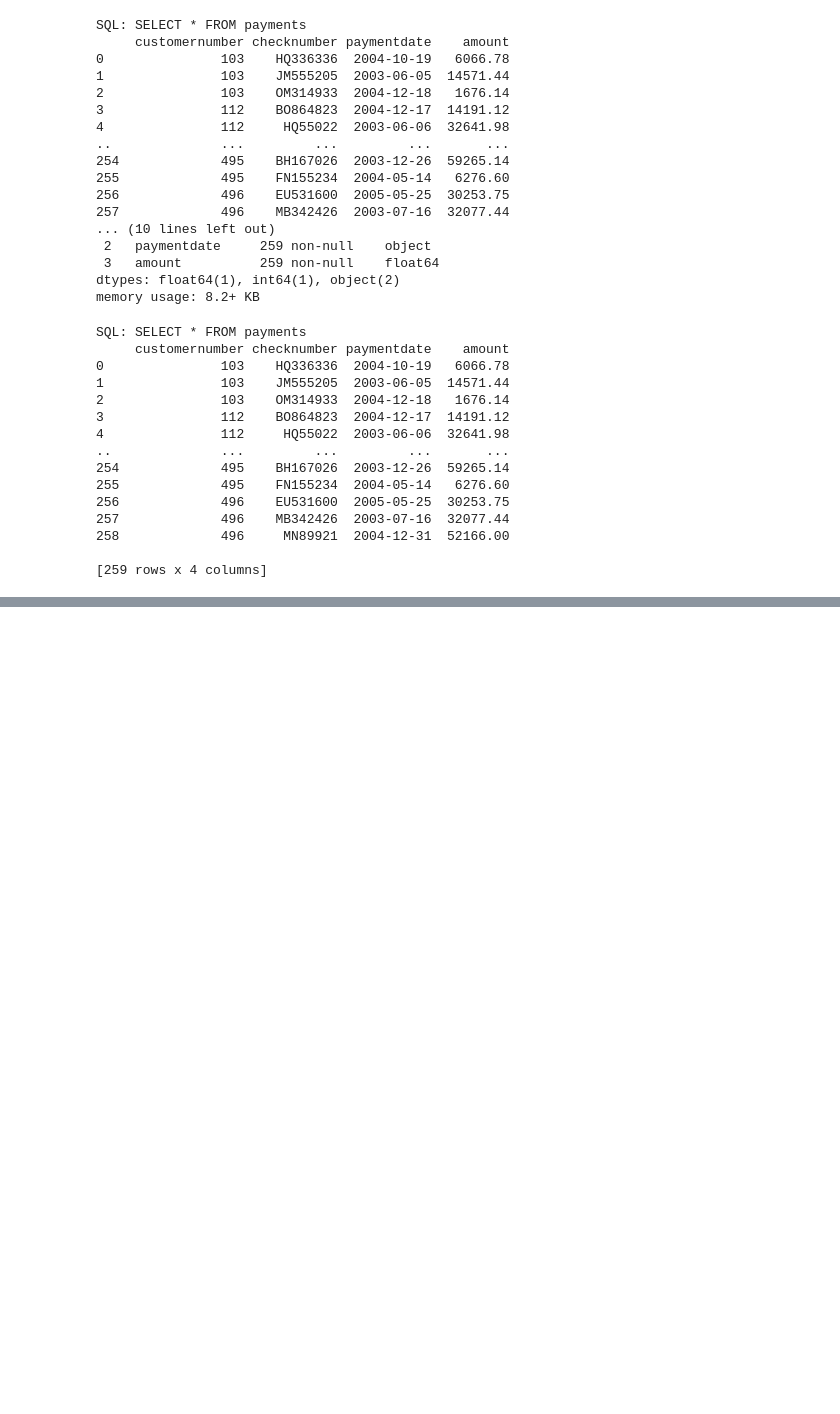
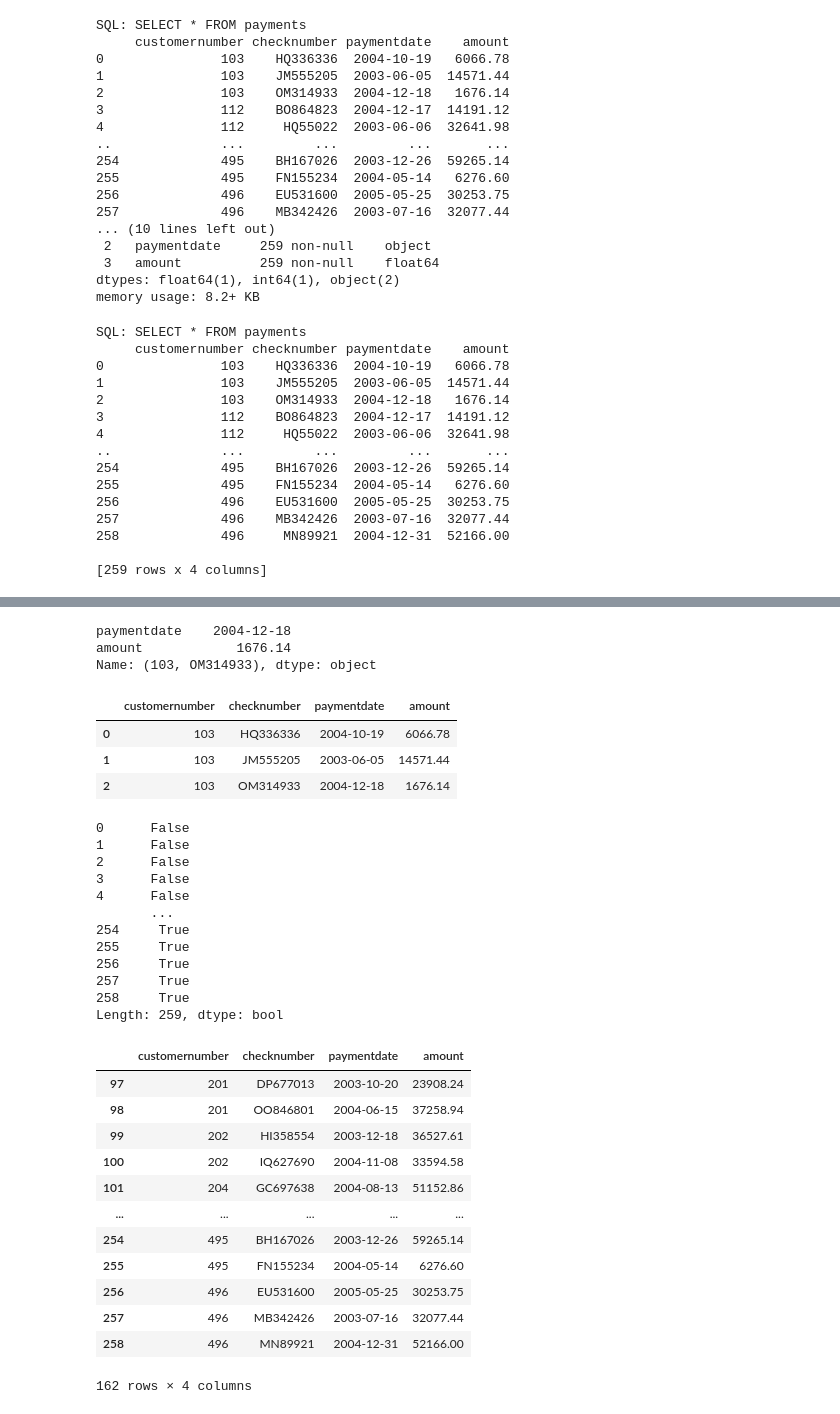
Before and after one commit to Patri-data12/pythonformacion, a Jupyter notebook: numpy_data12/dataframe.ipynb, the cells around one changed output, grey strips where cells are left out. Drawn from its saved outputs; the diff is of its cells as text; code cells hidden in the pictures; blank space fills up the shorter version.

```diff
--- a/numpy_data12/dataframe.ipynb
+++ b/numpy_data12/dataframe.ipynb
@@ -519,0 +570,54 @@ SQL: SELECT * FROM payments
+# %%
+#5_Escribe un programa Pandas para definir un MultiIndex (multi-índice: varios índices para cada fila), basados en 2 columnas, para:
+#acceder a datos específicos mediante él
+#segmentar el DataFrame en función de los niveles de MultiIndex.
+
+multindex_payments=df_payments.set_index(['customernumber','checknumber'])
+multindex_payments
+
+multindex_payments.loc[(103,'OM314933')]
+# %% [output]
+paymentdate    2004-12-18
+amount            1676.14
+Name: (103, OM314933), dtype: object
+# %%
+#5.1_Escribe un programa Pandas para seleccionar las primeras tres filas usando iloc.
+
+df_payments.iloc[:3]
+# %% [output]
+|  | customernumber | checknumber | paymentdate | amount |
+| 0 | 103 | HQ336336 | 2004-10-19 | 6066.78 |
+| 1 | 103 | JM555205 | 2003-06-05 | 14571.44 |
+| 2 | 103 | OM314933 | 2004-12-18 | 1676.14 |
+# %%
+#6_Escribe un programa Pandas para usar loc para seleccionar filas aplicando una condición dada en 2 columas.
+
+mask= (df_payments['amount']>400)&(df_payments['customernumber']>200)
+print(mask)
+df_payments.loc[mask]
+# %% [output]
+0      False
+1      False
+2      False
+3      False
+4      False
+       ...
+254     True
+255     True
+256     True
+257     True
+258     True
+Length: 259, dtype: bool
+|  | customernumber | checknumber | paymentdate | amount |
+| 97 | 201 | DP677013 | 2003-10-20 | 23908.24 |
+| 98 | 201 | OO846801 | 2004-06-15 | 37258.94 |
+| 99 | 202 | HI358554 | 2003-12-18 | 36527.61 |
+| 100 | 202 | IQ627690 | 2004-11-08 | 33594.58 |
+| 101 | 204 | GC697638 | 2004-08-13 | 51152.86 |
+| ... | ... | ... | ... | ... |
+| 254 | 495 | BH167026 | 2003-12-26 | 59265.14 |
+| 255 | 495 | FN155234 | 2004-05-14 | 6276.60 |
+| 256 | 496 | EU531600 | 2005-05-25 | 30253.75 |
+| 257 | 496 | MB342426 | 2003-07-16 | 32077.44 |
+| 258 | 496 | MN89921 | 2004-12-31 | 52166.00 |
+162 rows × 4 columns
```
Also changed, not shown: parts of 7 cells of this notebook.
